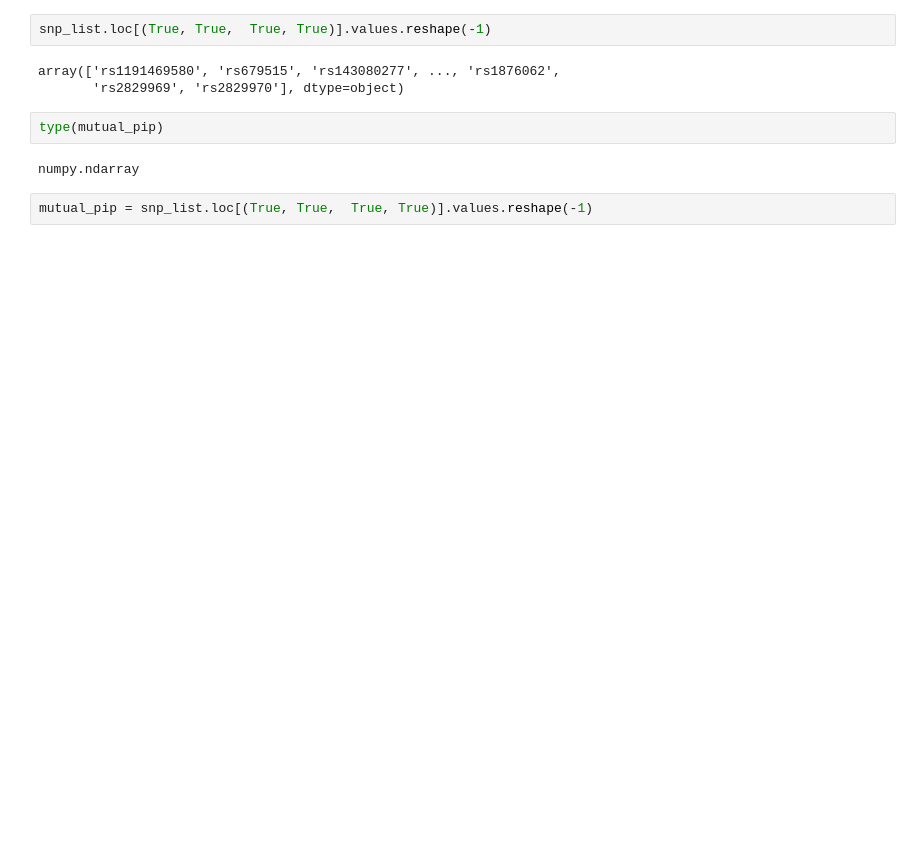
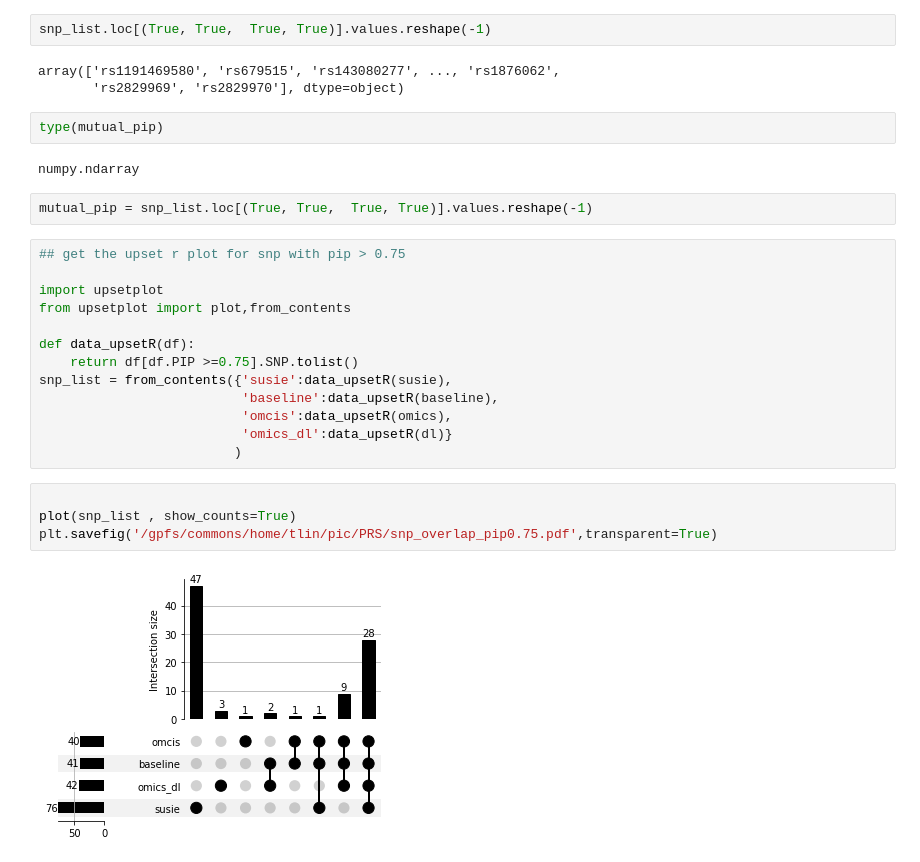
Before and after one commit to teresa-sansan/ADSP_polyfun, a Jupyter notebook: coloc/snp_of_interest.ipynb, the cells around one changed output. Drawn from its saved outputs; the diff is of its cells as text; blank space fills up the shorter version.

```diff
--- a/coloc/snp_of_interest.ipynb
+++ b/coloc/snp_of_interest.ipynb
@@ -206,3 +200,22 @@ type(mutual_pip)
 numpy.ndarray
 # %%
 mutual_pip = snp_list.loc[(True, True,  True, True)].values.reshape(-1)
+# %%
+## get the upset r plot for snp with pip > 0.75
+
+import upsetplot
+from upsetplot import plot,from_contents
+
+def data_upsetR(df):
+    return df[df.PIP >=0.75].SNP.tolist()
+snp_list = from_contents({'susie':data_upsetR(susie),
+                          'baseline':data_upsetR(baseline),
+                          'omcis':data_upsetR(omics),
+                          'omics_dl':data_upsetR(dl)}
+                         )
+# %%
+
+plot(snp_list , show_counts=True)
+plt.savefig('/gpfs/commons/home/tlin/pic/PRS/snp_overlap_pip0.75.pdf',transparent=True)
+# %% [output]
+[figure, added]
```
Also changed, not shown: parts of 16 cells of this notebook, 3 other files.
